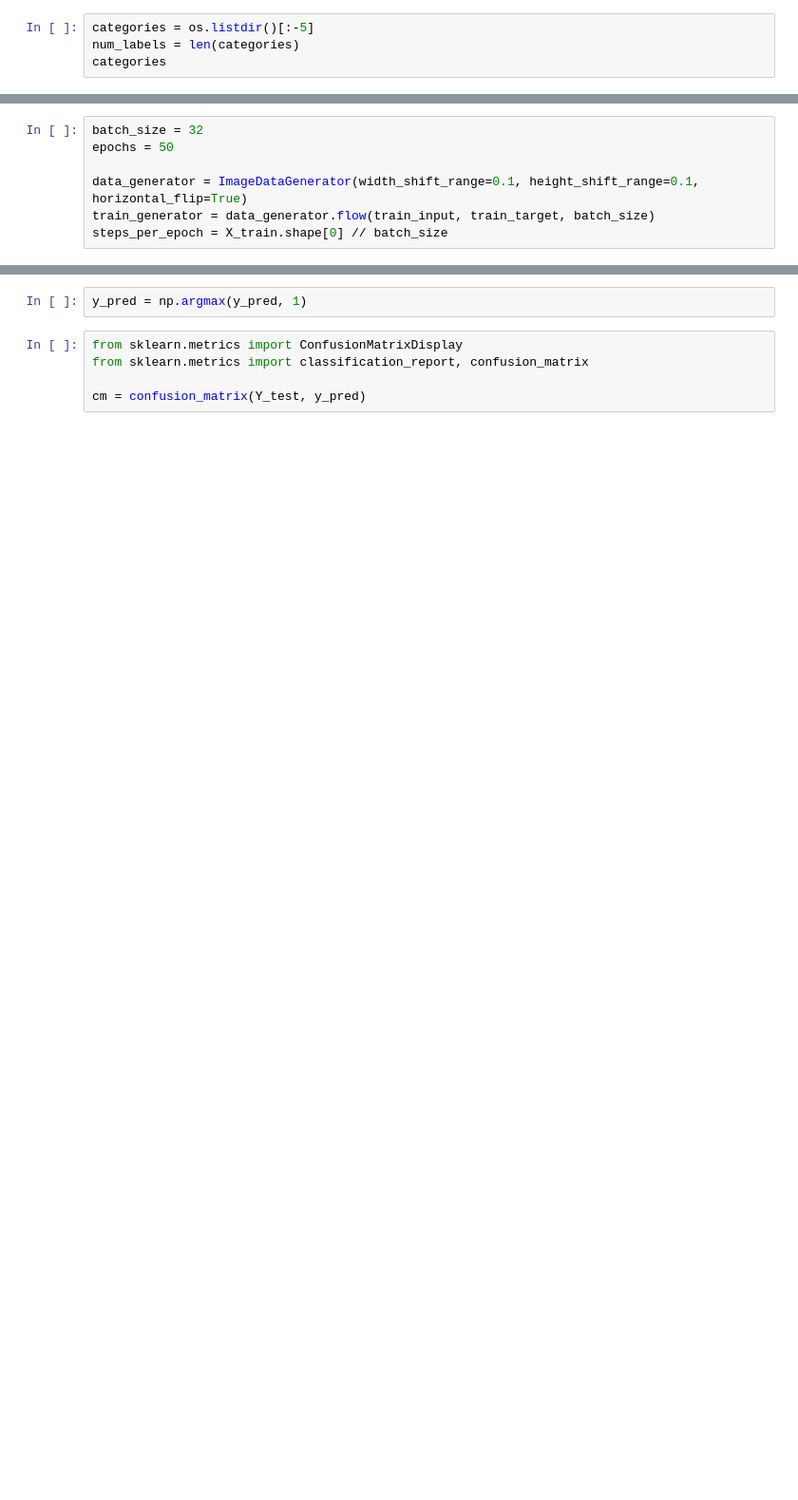
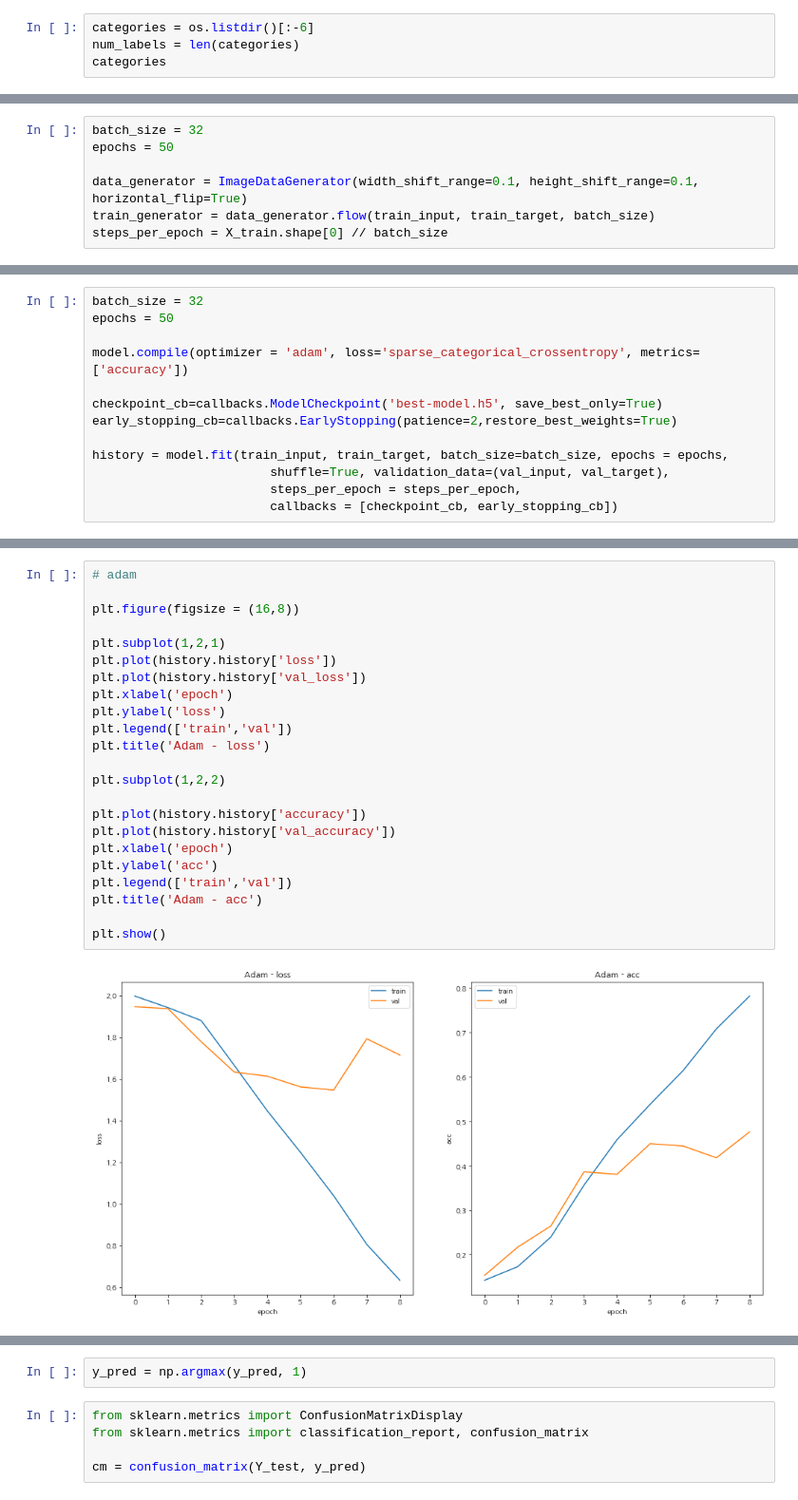
Before and after one commit to hr1588/Lab_study, a Jupyter notebook: dh_ml_final.ipynb, the cells around one changed output, grey strips where cells are left out. Shown at 95% size. Drawn from its saved outputs; the diff is of its cells as text; blank space fills up the shorter version.

```diff
--- a/dh_ml_final.ipynb
+++ b/dh_ml_final.ipynb
@@ -38,6 +54,6 @@ for fontInfo in fm.fontManager.ttflist:
 # %% [markdown]
 ## 데이터 로드 및 분할
 # %%
-categories = os.listdir()[:-5]
+categories = os.listdir()[:-6]
 num_labels = len(categories)
 categories
@@ -93,0 +134,13 @@ steps_per_epoch = X_train.shape[0] // batch_size
+# %%
+batch_size = 32
+epochs = 50
+
+model.compile(optimizer = 'adam', loss='sparse_categorical_crossentropy', metrics=['accuracy'])
+
+checkpoint_cb=callbacks.ModelCheckpoint('best-model.h5', save_best_only=True)
+early_stopping_cb=callbacks.EarlyStopping(patience=2,restore_best_weights=True)
+
+history = model.fit(train_input, train_target, batch_size=batch_size, epochs = epochs,
+                        shuffle=True, validation_data=(val_input, val_target),
+                        steps_per_epoch = steps_per_epoch,
+                        callbacks = [checkpoint_cb, early_stopping_cb])
@@ -93,0 +166,25 @@ steps_per_epoch = X_train.shape[0] // batch_size
+# %%
+# adam
+
+plt.figure(figsize = (16,8))
+
+plt.subplot(1,2,1)
+plt.plot(history.history['loss'])
+plt.plot(history.history['val_loss'])
+plt.xlabel('epoch')
+plt.ylabel('loss')
+plt.legend(['train','val'])
+plt.title('Adam - loss')
+
+plt.subplot(1,2,2)
+
+plt.plot(history.history['accuracy'])
+plt.plot(history.history['val_accuracy'])
+plt.xlabel('epoch')
+plt.ylabel('acc')
+plt.legend(['train','val'])
+plt.title('Adam - acc')
+
+plt.show()
+# %% [output]
+[figure, added]
```
Also changed, not shown: parts of 42 cells of this notebook.
